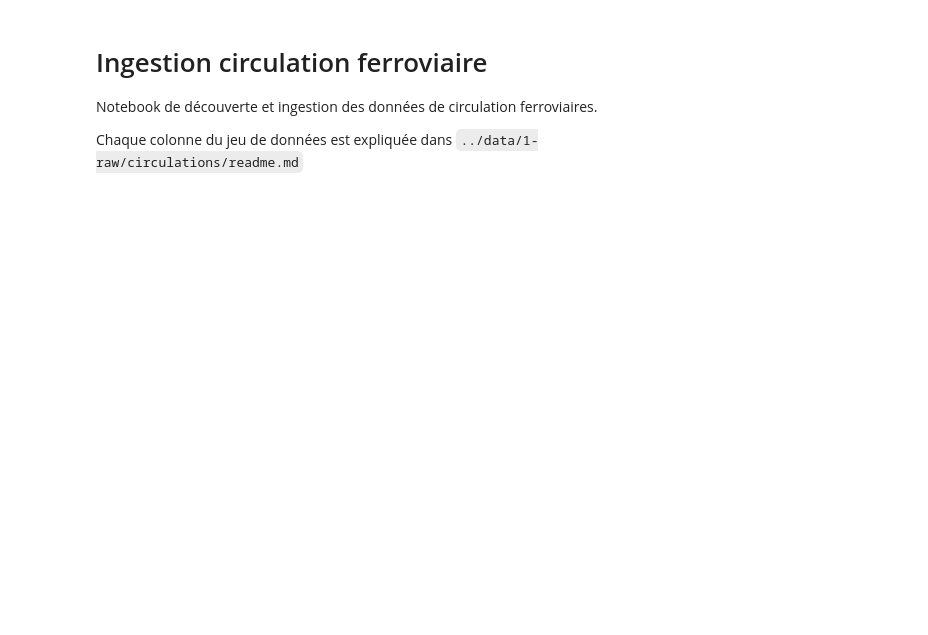
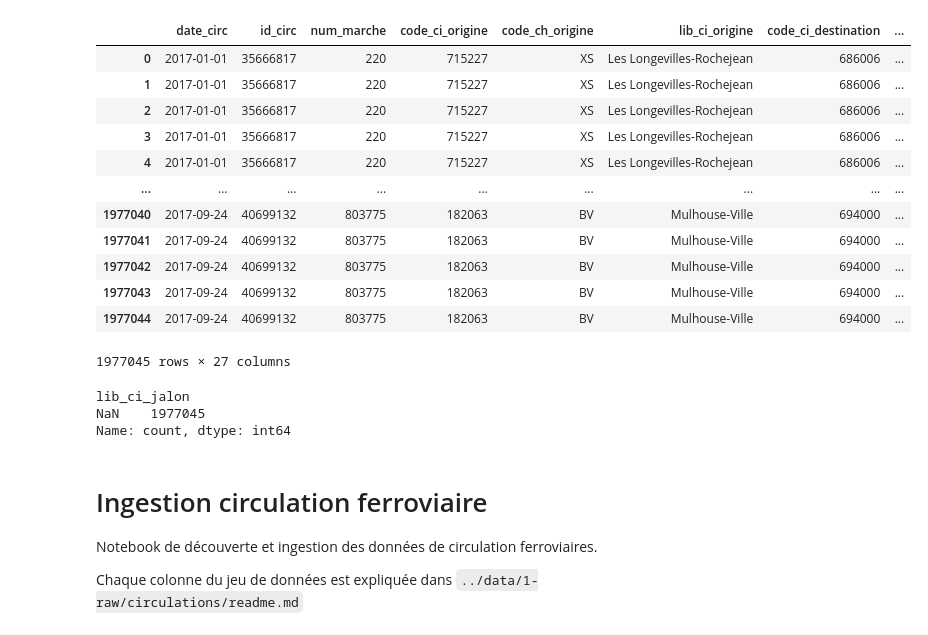
Before and after one commit to Gallien-e/analyse-retard-sncf, a Jupyter notebook: notebooks/1-ingestion-circulation.ipynb, the cells around one changed output. Saved outputs shown, nothing was run; the diff lists cells and outputs as text; code cells hidden in the pictures; blank space fills up the shorter version.

Commit message:
data : ingestion 2019-2024 ok

```diff
--- a/notebooks/1-ingestion-circulation.ipynb
+++ b/notebooks/1-ingestion-circulation.ipynb
@@ -12,3 +9,28 @@ dest_file = "../data/2-clean/circulations/slo_2023.parquet"
+# %%
+source_file = "../data/1-raw/circulations/slo_annuel_2017.csv"
+df_raw = pd.read_csv(source_file)
+# %%
+df_raw
+# %% [output]
+|  | date_circ | id_circ | num_marche | code_ci_origine | code_ch_origine | lib_ci_origine | code_ci_destination | ... |
+| 0 | 2017-01-01 | 35666817 | 220 | 715227 | XS | Les Longevilles-Rochejean | 686006 | ... |
+| 1 | 2017-01-01 | 35666817 | 220 | 715227 | XS | Les Longevilles-Rochejean | 686006 | ... |
+| 2 | 2017-01-01 | 35666817 | 220 | 715227 | XS | Les Longevilles-Rochejean | 686006 | ... |
+| 3 | 2017-01-01 | 35666817 | 220 | 715227 | XS | Les Longevilles-Rochejean | 686006 | ... |
+| 4 | 2017-01-01 | 35666817 | 220 | 715227 | XS | Les Longevilles-Rochejean | 686006 | ... |
+| ... | ... | ... | ... | ... | ... | ... | ... | ... |
+| 1977040 | 2017-09-24 | 40699132 | 803775 | 182063 | BV | Mulhouse-Ville | 694000 | ... |
+| 1977041 | 2017-09-24 | 40699132 | 803775 | 182063 | BV | Mulhouse-Ville | 694000 | ... |
+| 1977042 | 2017-09-24 | 40699132 | 803775 | 182063 | BV | Mulhouse-Ville | 694000 | ... |
+| 1977043 | 2017-09-24 | 40699132 | 803775 | 182063 | BV | Mulhouse-Ville | 694000 | ... |
+| 1977044 | 2017-09-24 | 40699132 | 803775 | 182063 | BV | Mulhouse-Ville | 694000 | ... |
+1977045 rows × 27 columns
+# %%
+df_raw["lib_ci_jalon"].value_counts(dropna=False)
+# %% [output]
+lib_ci_jalon
+NaN    1977045
+Name: count, dtype: int64
 # %% [markdown]
 # Ingestion circulation ferroviaire
 
```
Also changed, not shown: parts of 45 cells of this notebook, 7 other files.
